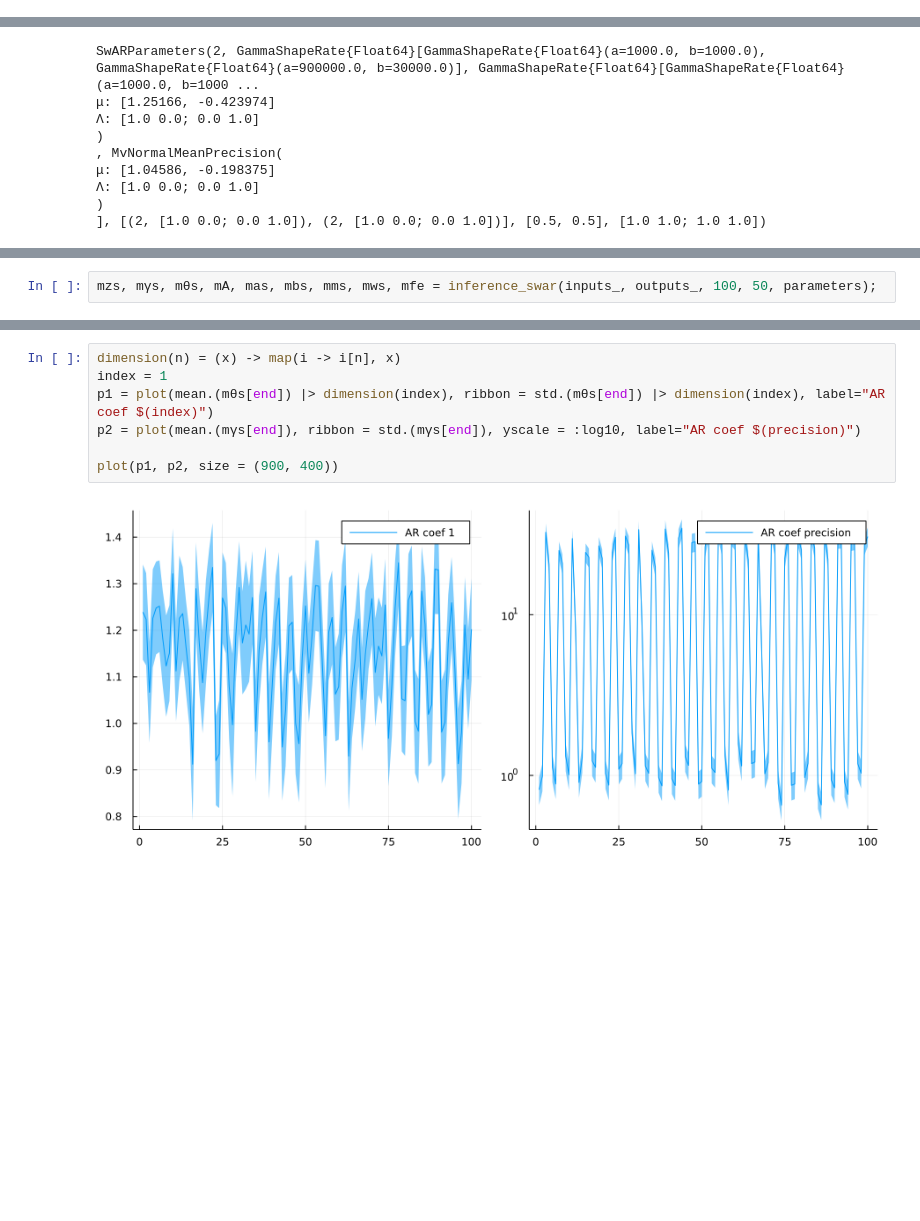
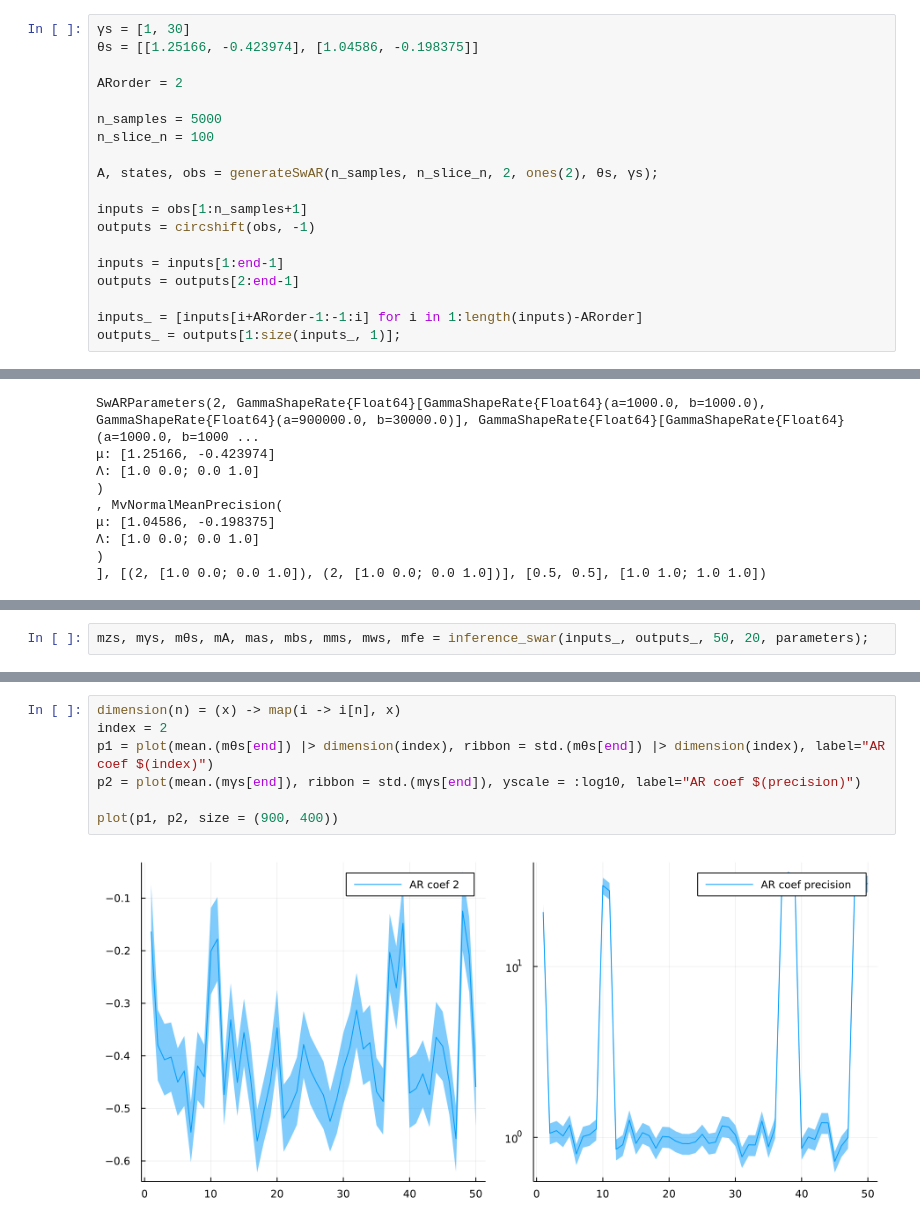
Before and after one commit to biaslab/SwAR, a Jupyter notebook: tmp/context_inference_full_swar.ipynb, the cells around one changed output, grey strips where cells are left out. Saved outputs shown, nothing was run; the diff lists cells and outputs as text; blank space fills up the shorter version.

```diff
--- a/tmp/context_inference_full_swar.ipynb
+++ b/tmp/context_inference_full_swar.ipynb
@@ -76,3 +18,22 @@ outputs = outputs[2:end-1]
+# %%
+γs = [1, 30]
+θs = [[1.25166, -0.423974], [1.04586, -0.198375]]
+
+ARorder = 2
+
+n_samples = 5000
+n_slice_n = 100
+
+A, states, obs = generateSwAR(n_samples, n_slice_n, 2, ones(2), θs, γs);
+
+inputs = obs[1:n_samples+1]
+outputs = circshift(obs, -1)
+
+inputs = inputs[1:end-1]
+outputs = outputs[2:end-1]
+
+inputs_ = [inputs[i+ARorder-1:-1:i] for i in 1:length(inputs)-ARorder]
+outputs_ = outputs[1:size(inputs_, 1)];
 # %%
 plot(outputs, label="mixed AR processes")
 # %% [output]
@@ -138,2 +103,2 @@ SwARParameters(2, GammaShapeRate{Float64}[GammaShapeRate{Float64}(a=1000.0, b=10
 # %%
-mzs, mγs, mθs, mA, mas, mbs, mms, mws, mfe = inference_swar(inputs_, outputs_, 100, 50, parameters);
+mzs, mγs, mθs, mA, mas, mbs, mms, mws, mfe = inference_swar(inputs_, outputs_, 50, 20, parameters);
@@ -170,12 +137,12 @@ mean.(mθs[end])
 # %%
 dimension(n) = (x) -> map(i -> i[n], x)
-index = 1
+index = 2
 p1 = plot(mean.(mθs[end]) |> dimension(index), ribbon = std.(mθs[end]) |> dimension(index), label="AR coef $(index)")
 p2 = plot(mean.(mγs[end]), ribbon = std.(mγs[end]), yscale = :log10, label="AR coef $(precision)")
 
 plot(p1, p2, size = (900, 400))
 # %% [output]
-[figure, old version]
+[figure, new version]
 # %%
 real_states = last.(findmax.(states))
 plot(mean.(mzs[end][1:end]), label="inferred states")
```
Also changed, not shown: parts of 15 cells of this notebook, 3 other files.
